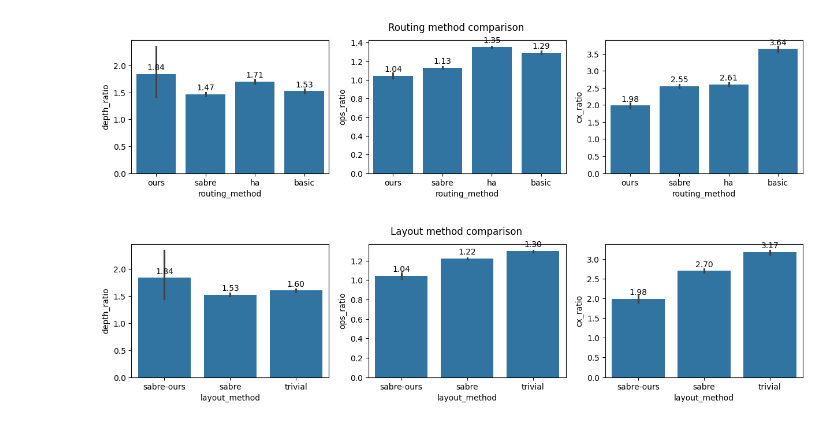
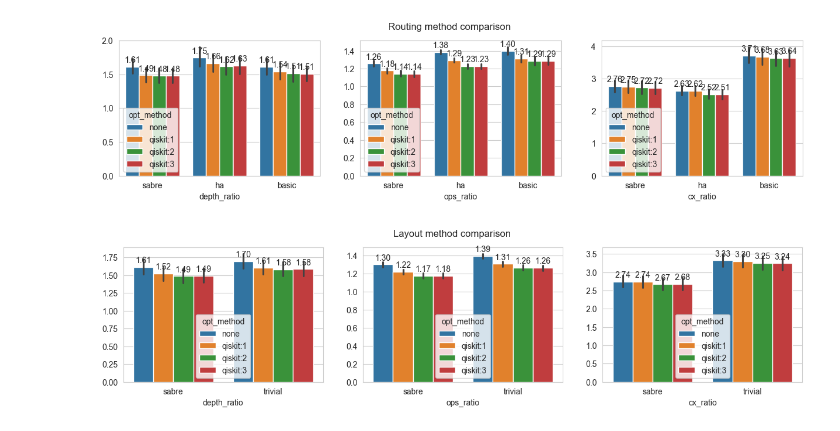
Before and after one commit to congfeng4/QuantumCompiler, a Jupyter notebook: run_baseline.ipynb, the cells around one changed output. Cells and saved outputs as stored; diff of their text form; code cells hidden in the pictures.

Commit message:
Refactor baseline.
Remove opt_order.
separate routing and optimization.

```diff
--- a/run_baseline.ipynb
+++ b/run_baseline.ipynb
@@ -12,6 +15,16 @@ def read_json(in_file: Union[Path, str]):
     return json.loads(in_file.read_text(encoding='utf8'))
 # %%
 METRIC_LIST = ['depth_ratio', 'ops_ratio', 'cx_ratio']
+
+def wide_to_long(df):
+    df = pd.melt(
+        df,
+        id_vars=[col for col in df.columns if col not in METRIC_LIST],
+        value_vars=METRIC_LIST,
+        var_name='metric',
+        value_name='value'
+    )
+    return df
 # %%
 def get_ours_metrics(dir:  Path):
     if not isinstance(dir, Path):
@@ -38,7 +51,7 @@ def get_ours_metrics(dir:  Path):
 
 df_ours = get_ours_metrics('./output/ours/nam_circs')
 # %%
-df_baseline = pd.read_csv('./output/baseline/nam_circs-star.csv')
+df_baseline = wide_to_long(pd.read_csv('./output/baseline/nam_circs.csv'))
 # %%
 len(df_ours.circuit.unique()), len(df_baseline.circuit.unique())
 # %% [output]
@@ -55,12 +73,13 @@ df = pd.melt(
 # %%
-def plot_bar_comparison(title, x):
+def plot_bar_comparison(df, title, x, hue=None):
     plt.figure(figsize=(15,3))
     plt.suptitle(title)
 
     for i, metric in enumerate(METRIC_LIST):
         ax = plt.subplot(1,len(METRIC_LIST),i+1)
-        sns.barplot(df[df.metric == metric], hue='metric', y='value', x=x, ax=ax, legend=False)
-        plt.ylabel(metric)
+        sns.barplot(df[df.metric == metric], y='value', x=x, ax=ax, legend=bool(hue), hue=hue)
+        ax.set_ylabel('')
+        ax.set_xlabel(metric)
         for container in ax.containers:
             ax.bar_label(container, fmt='%.2f', label_type='edge', padding=3)
 # %%
@@ -74,8 +89,8 @@ plot_bar_comparison(title='Optimization order comparison', x='opt_order')
 # %%
-plot_bar_comparison(title='Routing method comparison', x='routing_method')
+plot_bar_comparison(df_baseline, title='Routing method comparison', x='routing_method', hue='opt_method')
 # %% [output]
-[figure, old version]
+[figure, new version]
 # %%
-plot_bar_comparison(title='Layout method comparison', x='layout_method')
+plot_bar_comparison(df_baseline, title='Layout method comparison', x='layout_method', hue='opt_method')
 # %% [output]
-[figure, old version]
+[figure, new version]
```
Also changed, not shown: parts of 6 cells of this notebook, 5 other files.
